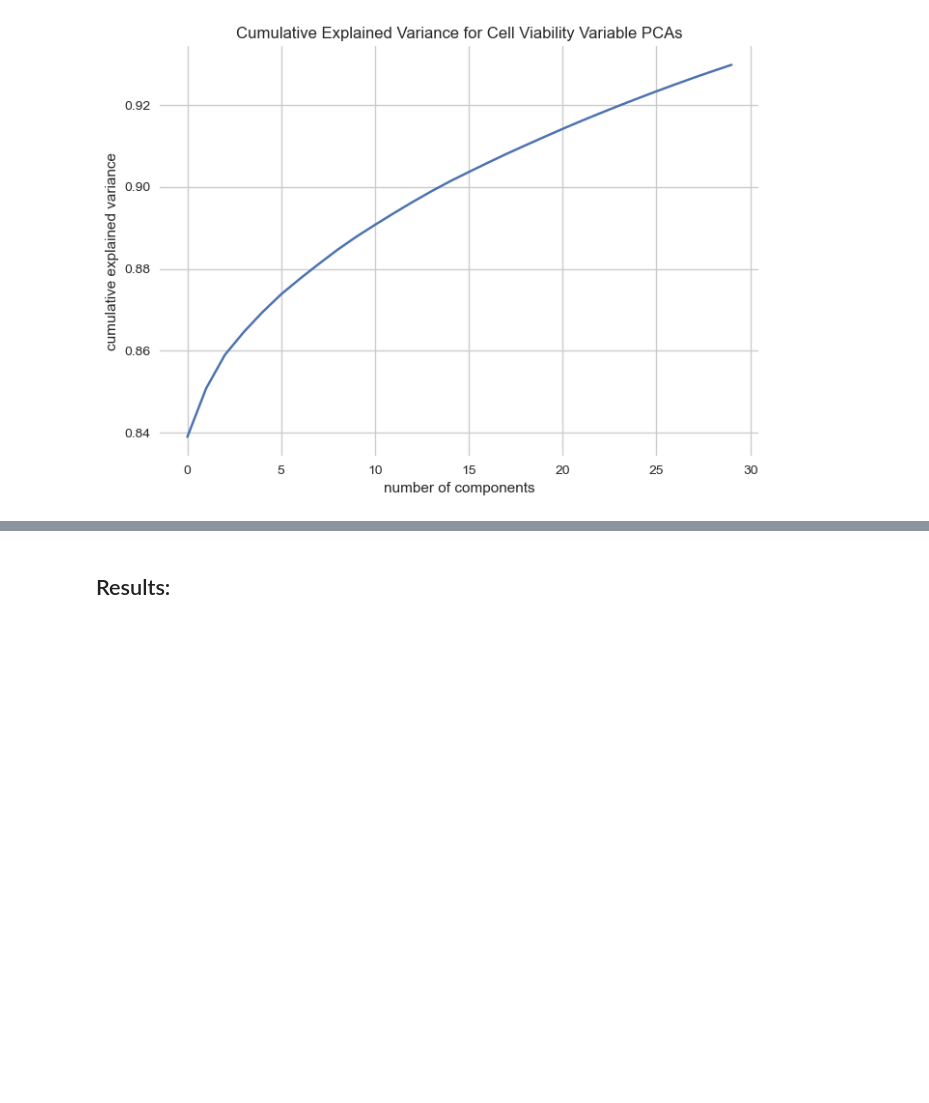
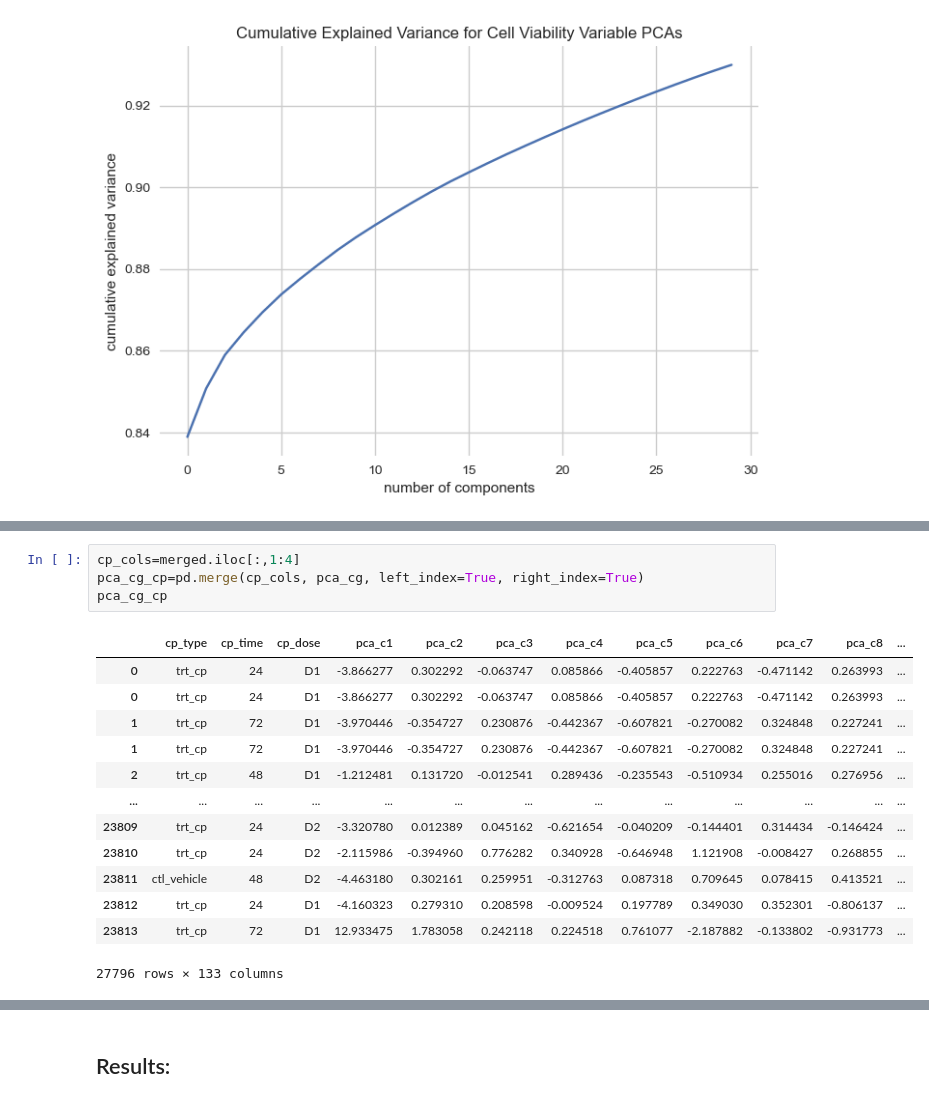
Before and after one commit to mdespinoza/MOA_Project, a Jupyter notebook: code/MOA_Project_Code.ipynb, the cells around one changed output, grey strips where cells are left out. Cells and saved outputs as stored; diff of their text form; blank space fills up the shorter version.

```diff
--- a/code/MOA_Project_Code.ipynb
+++ b/code/MOA_Project_Code.ipynb
@@ -857,0 +916,18 @@ Text(0.5, 1.0, 'Cumulative Explained Variance for Cell Viability Variable PCAs')
+# %%
+cp_cols=merged.iloc[:,1:4]
+pca_cg_cp=pd.merge(cp_cols, pca_cg, left_index=True, right_index=True)
+pca_cg_cp
+# %% [output]
+|  | cp_type | cp_time | cp_dose | pca_c1 | pca_c2 | pca_c3 | pca_c4 | pca_c5 | pca_c6 | pca_c7 | pca_c8 | ... |
+| 0 | trt_cp | 24 | D1 | -3.866277 | 0.302292 | -0.063747 | 0.085866 | -0.405857 | 0.222763 | -0.471142 | 0.263993 | ... |
+| 0 | trt_cp | 24 | D1 | -3.866277 | 0.302292 | -0.063747 | 0.085866 | -0.405857 | 0.222763 | -0.471142 | 0.263993 | ... |
+| 1 | trt_cp | 72 | D1 | -3.970446 | -0.354727 | 0.230876 | -0.442367 | -0.607821 | -0.270082 | 0.324848 | 0.227241 | ... |
+| 1 | trt_cp | 72 | D1 | -3.970446 | -0.354727 | 0.230876 | -0.442367 | -0.607821 | -0.270082 | 0.324848 | 0.227241 | ... |
+| 2 | trt_cp | 48 | D1 | -1.212481 | 0.131720 | -0.012541 | 0.289436 | -0.235543 | -0.510934 | 0.255016 | 0.276956 | ... |
+| ... | ... | ... | ... | ... | ... | ... | ... | ... | ... | ... | ... | ... |
+| 23809 | trt_cp | 24 | D2 | -3.320780 | 0.012389 | 0.045162 | -0.621654 | -0.040209 | -0.144401 | 0.314434 | -0.146424 | ... |
+| 23810 | trt_cp | 24 | D2 | -2.115986 | -0.394960 | 0.776282 | 0.340928 | -0.646948 | 1.121908 | -0.008427 | 0.268855 | ... |
+| 23811 | ctl_vehicle | 48 | D2 | -4.463180 | 0.302161 | 0.259951 | -0.312763 | 0.087318 | 0.709645 | 0.078415 | 0.413521 | ... |
+| 23812 | trt_cp | 24 | D1 | -4.160323 | 0.279310 | 0.208598 | -0.009524 | 0.197789 | 0.349030 | 0.352301 | -0.806137 | ... |
+| 23813 | trt_cp | 72 | D1 | 12.933475 | 1.783058 | 0.242118 | 0.224518 | 0.761077 | -2.187882 | -0.133802 | -0.931773 | ... |
+27796 rows × 133 columns
```
Also changed, not shown: parts of 7 cells of this notebook.
